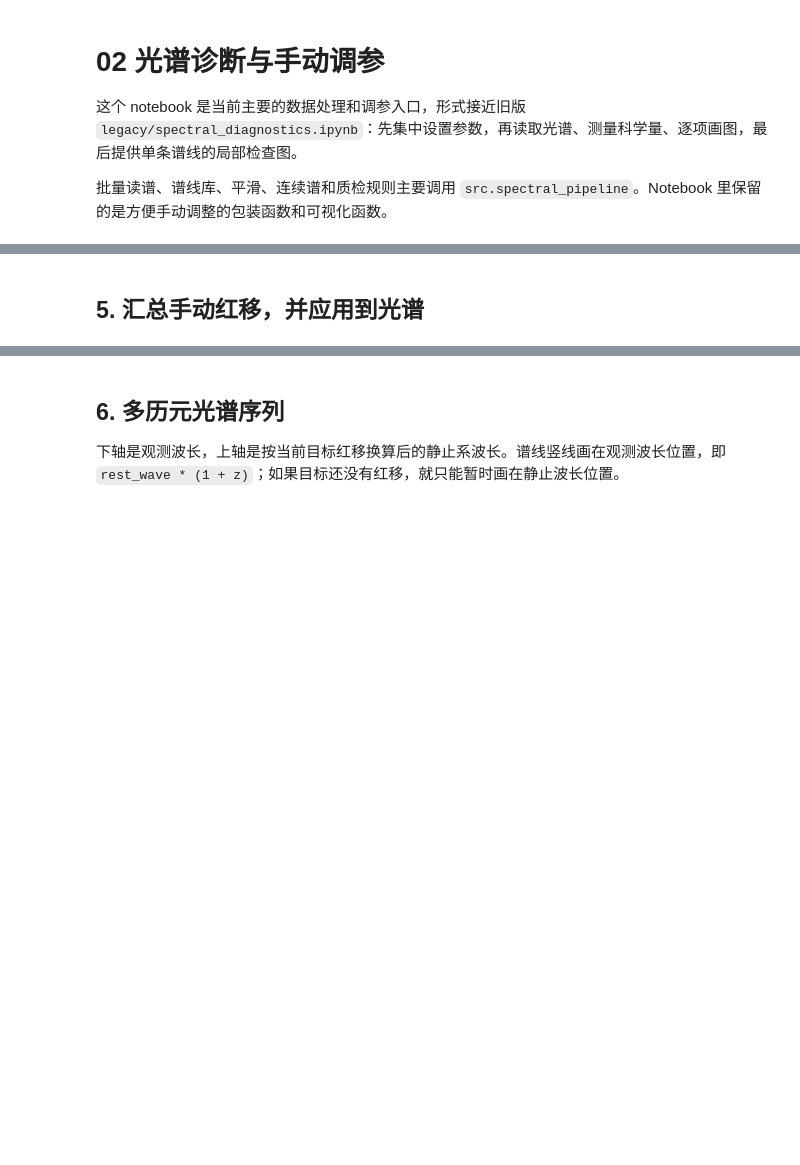
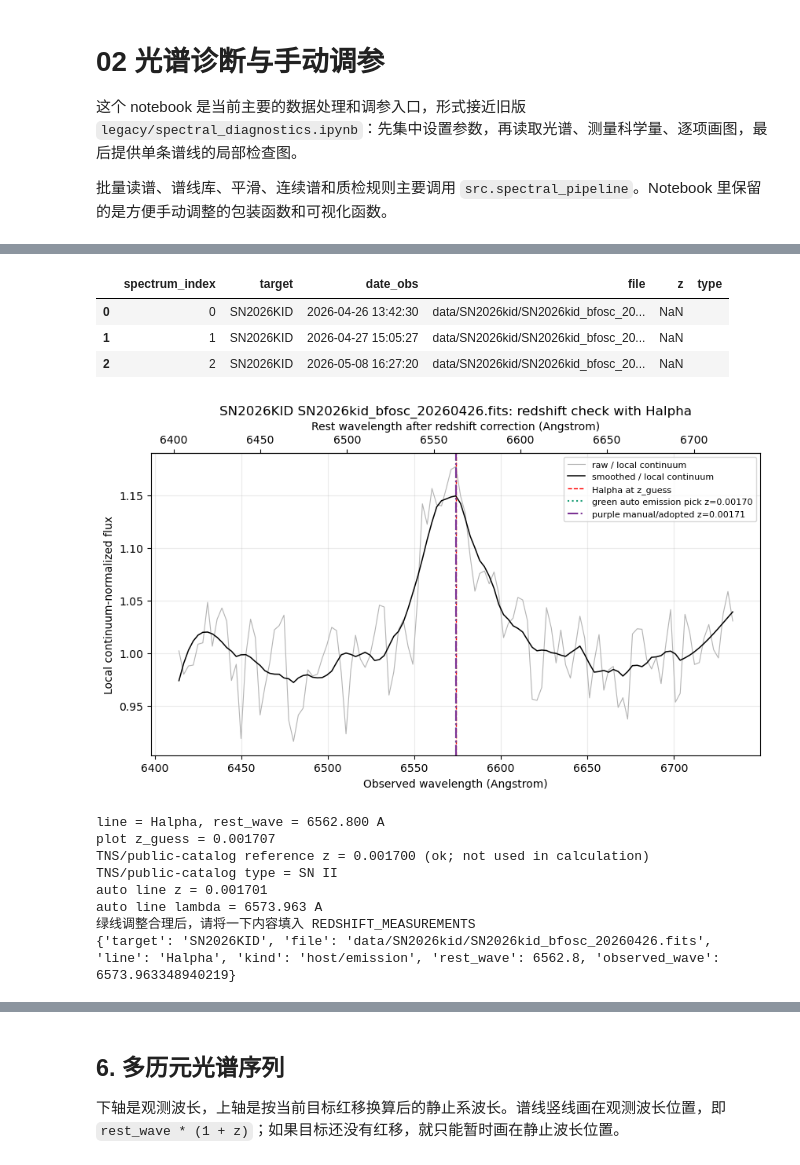
Before and after one commit to Zzzaurak/obsastro-sn-pipeline, a Jupyter notebook: notebooks/02_spectral_analysis_pipeline.ipynb, the cells around one changed output, grey strips where cells are left out. Saved outputs shown, nothing was run; the diff lists cells and outputs as text; code cells hidden in the pictures; blank space fills up the shorter version.

```diff
--- a/notebooks/02_spectral_analysis_pipeline.ipynb
+++ b/notebooks/02_spectral_analysis_pipeline.ipynb
@@ -116,7 +167,8 @@ if not skipped_fits.empty:
 # %%
-# 本 cell 通常只需要改这两项。
+# 本 cell 通常只需要改这三项。
 SELECTED_EMISSION_LINE = "Halpha"  # 可选示例：Halpha, Hbeta, OIII5007, OIII4959, SII6716
-MANUAL_OBSERVED_WAVE = 6572  # 看图后填观测波长，例如 6701.2；第一次看图可先保留 None
+MANUAL_OBSERVED_WAVE = 6574  # 看图后填观测波长，例如 6701.2；第一次看图可先保留 None
+REDSHIFT_SPECTRUM_INDEX = 0  # 先看下面的 spectrum_index 表，再改这里选择第几条光谱
 
 redshift_check_target = summary_raw.iloc[0]["target"] if REDSHIFT_CHECK_TARGET is None else REDSHIFT_CHECK_TARGET
 redshift_rest_wave = snt.line_rest_wave(SELECTED_EMISSION_LINE)
@@ -124,38 +176,58 @@ redshift_z_guess = snt.redshift_guess_for_line(
     spectra_raw,
     redshift_check_target,
     SELECTED_EMISSION_LINE,
     redshift_rest_wave,
     manual_observed_wave=MANUAL_OBSERVED_WAVE,
     measurements=REDSHIFT_MEASUREMENTS,
 )
+redshift_tns_ref = snt.tns_redshift_reference(PROJECT_ROOT, redshift_check_target)
 
 redshift_items = sorted(
     [spec for spec in spectra_raw if spec["target"] == snt.target_key(redshift_check_target)],
     key=lambda spec: pd.Timestamp.max if pd.isna(spec["date_obs"]) else spec["date_obs"],
 )
-redshift_spec = redshift_items[int(REDSHIFT_CHECK_INDEX)]
+display(snt.spectrum_choice_table(spectra_raw, redshift_check_target))
+redshift_spec = redshift_items[int(REDSHIFT_SPECTRUM_INDEX)]
 redshift_plot, z_preview = snt.plot_redshift_zoom(
     redshift_spec,
     SELECTED_EMISSION_LINE,
     rest_wave=redshift_rest_wave,
     z_guess=redshift_z_guess,
     half_width=REDSHIFT_HALF_WIDTH,
     manual_observed_wave=MANUAL_OBSERVED_WAVE,
     mode="emission",
 )
+snt.show_figure(redshift_plot.get("figure"))
 print(f"line = {SELECTED_EMISSION_LINE}, rest_wave = {redshift_rest_wave:.3f} A")
 print(f"plot z_guess = {redshift_z_guess:.6f}")
-print(f"auto/adopted preview z = {z_preview:.6f}")
-print(f"auto/adopted preview lambda = {redshift_plot['adopted_wave']:.3f} A")
-print(f"file = {redshift_spec['file']}")
-print("如果紫色线位置可靠，把下面这条记录复制进 REDSHIFT_MEASUREMENTS；否则先改 MANUAL_OBSERVED_WAVE 后重跑本 cell。")
+if np.isfinite(redshift_tns_ref["z_tns"]):
+    print(f"TNS/public-catalog reference z = {redshift_tns_ref['z_tns']:.6f} ({redshift_tns_ref['status']}; not used in calculation)")
+else:
+    print(f"TNS/public-catalog reference z = unavailable ({redshift_tns_ref['status']}; not used in calculation)")
+if redshift_tns_ref.get("type_tns"):
+    print(f"TNS/public-catalog type = {redshift_tns_ref['type_tns']}")
+print(f"auto line z = {z_preview:.6f}")
+print(f"auto line lambda = {redshift_plot['auto_wave']:.3f} A")
+print("绿线调整合理后，请将一下内容填入 REDSHIFT_MEASUREMENTS")
 print({
     "target": redshift_spec["target"],
     "file": redshift_spec["file"],
     "line": SELECTED_EMISSION_LINE,
     "kind": "host/emission",
     "rest_wave": redshift_rest_wave,
-    "observed_wave": redshift_plot["adopted_wave"],
+    "observed_wave": redshift_plot["auto_wave"],
 })
+# %% [output]
+|  | spectrum_index | target | date_obs | file | z | type |
+| 0 | 0 | SN2026KID | 2026-04-26 13:42:30 | data/SN2026kid/SN2026kid_bfosc_20... | NaN |  |
+| 1 | 1 | SN2026KID | 2026-04-27 15:05:27 | data/SN2026kid/SN2026kid_bfosc_20... | NaN |  |
+| 2 | 2 | SN2026KID | 2026-05-08 16:27:20 | data/SN2026kid/SN2026kid_bfosc_20... | NaN |  |
+[figure, added]
+line = Halpha, rest_wave = 6562.800 A
+plot z_guess = 0.001707
+TNS/public-catalog reference z = 0.001700 (ok; not used in calculation)
+TNS/public-catalog type = SN II
+auto line z = 0.001701
+auto line lambda = 6573.963 A
+绿线调整合理后，请将一下内容填入 REDSHIFT_MEASUREMENTS
+{'target': 'SN2026KID', 'file': 'data/SN2026kid/SN2026kid_bfosc_20260426.fits', 'line': 'Halpha', 'kind': 'host/emission', 'rest_wave': 6562.8, 'observed_wave': 6573.963348940219}
-# %% [markdown]
-## 5. 汇总手动红移，并应用到光谱
```
Also changed, not shown: parts of 34 cells of this notebook, 4 other files.
